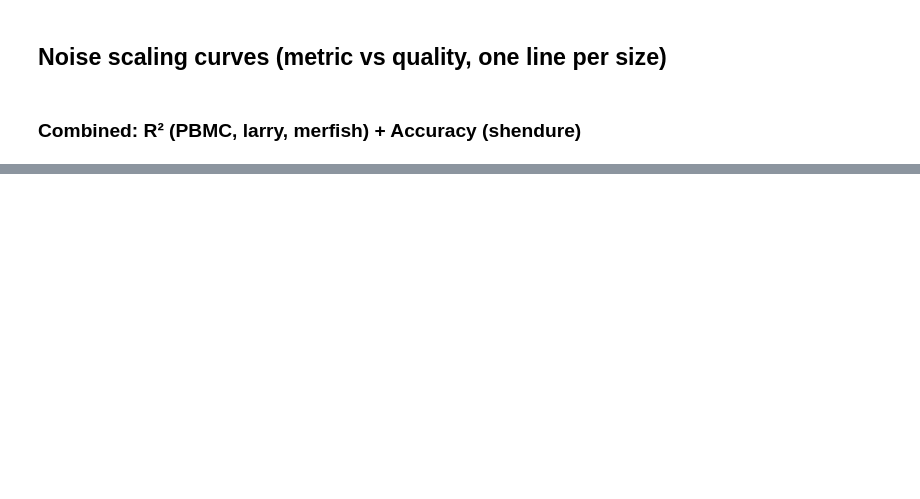
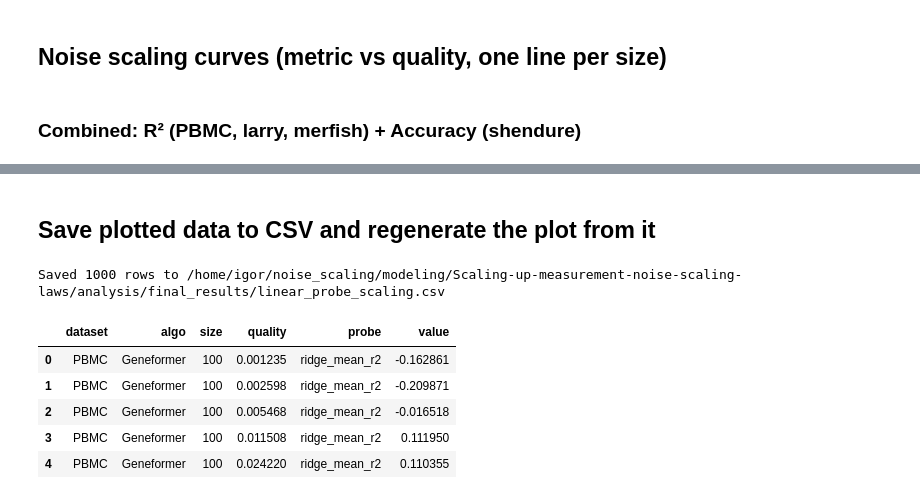
Before and after one commit to igor-sadalski/Scaling-up-measurement-noise-scaling-laws, a Jupyter notebook: analysis/2026-04-15_15-30_plot_linear_probe_scaling_curves.ipynb, the cells around one changed output, grey strips where cells are left out. Cells and saved outputs as stored; diff of their text form; code cells hidden in the pictures; blank space fills up the shorter version.

```diff
--- a/analysis/2026-04-15_15-30_plot_linear_probe_scaling_curves.ipynb
+++ b/analysis/2026-04-15_15-30_plot_linear_probe_scaling_curves.ipynb
@@ -248,0 +249,35 @@ plt.show()
+# %% [markdown]
+## Save plotted data to CSV and regenerate the plot from it
+# %%
+# Save the plotted data to CSV (long format: one row per dataset/algo/size/quality/probe)
+FINAL_RESULTS = Path('/home/igor/noise_scaling/modeling/Scaling-up-measurement-noise-scaling-laws/analysis/final_results')
+FINAL_RESULTS.mkdir(parents=True, exist_ok=True)
+CSV_BASENAME = 'linear_probe_scaling'
+CSV_PATH = FINAL_RESULTS / f'{CSV_BASENAME}.csv'
+PNG_PATH = FINAL_RESULTS / f'{CSV_BASENAME}.png'
+
+csv_rows = []
+for ds, metric_col, *_ in ROW_SPECS:
+    sub = df[df['dataset'] == ds][['dataset', 'algorithm', 'size', 'quality', metric_col]].dropna(subset=[metric_col])
+    for _, r in sub.iterrows():
+        csv_rows.append({
+            'dataset': r['dataset'],
+            'algo': r['algorithm'],
+            'size': int(r['size']),
+            'quality': float(r['quality']),
+            'probe': metric_col,
+            'value': float(r[metric_col]),
+        })
+
+csv_df = pd.DataFrame(csv_rows)
+csv_df.to_csv(CSV_PATH, index=False)
+print(f'Saved {len(csv_df)} rows to {CSV_PATH}')
+csv_df.head()
+# %% [output]
+Saved 1000 rows to /home/igor/noise_scaling/modeling/Scaling-up-measurement-noise-scaling-laws/analysis/final_results/linear_probe_scaling.csv
+|  | dataset | algo | size | quality | probe | value |
+| 0 | PBMC | Geneformer | 100 | 0.001235 | ridge_mean_r2 | -0.162861 |
+| 1 | PBMC | Geneformer | 100 | 0.002598 | ridge_mean_r2 | -0.209871 |
+| 2 | PBMC | Geneformer | 100 | 0.005468 | ridge_mean_r2 | -0.016518 |
+| 3 | PBMC | Geneformer | 100 | 0.011508 | ridge_mean_r2 | 0.111950 |
+| 4 | PBMC | Geneformer | 100 | 0.024220 | ridge_mean_r2 | 0.110355 |
```
Also changed, not shown: parts of 5 cells of this notebook, 4 other files.
